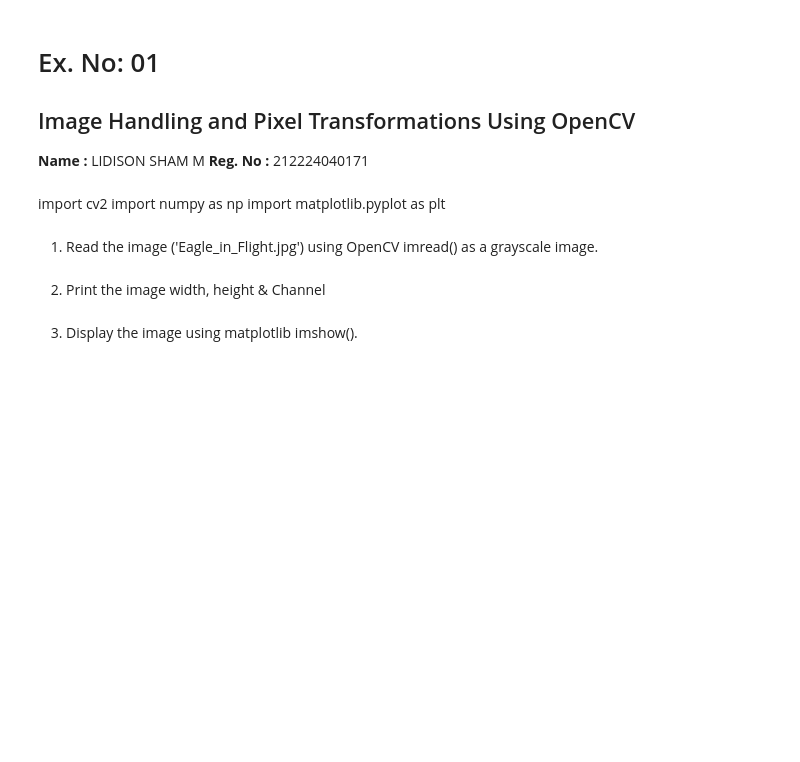
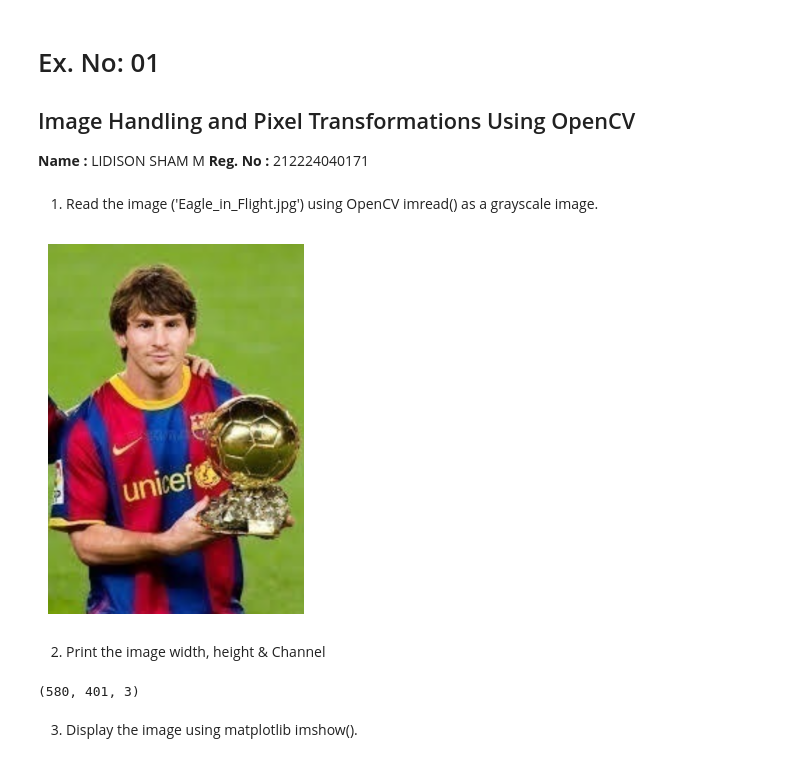
Before and after one commit to lidisonsham/EXP-1-Image-Handling-and-Pixel-Transformations-Using-OpenCV, a Jupyter notebook: Ex. 01 .ipynb, the cells around one changed output. Saved outputs shown, nothing was run; the diff lists cells and outputs as text; code cells hidden in the pictures; blank space fills up the shorter version.

```diff
--- a/Ex. 01 .ipynb
+++ b/Ex. 01 .ipynb
@@ -6,4 +5,0 @@
-# %% [markdown]
-import cv2
-import numpy as np
-import matplotlib.pyplot as plt
@@ -12,18 +12,22 @@ import matplotlib.pyplot as plt
 # %%
 import cv2
 import matplotlib.pyplot as plt
 
-img = cv2.imread('tha.jpg', cv2.IMREAD_COLOR)
+img = cv2.imread('tha.png', cv2.IMREAD_COLOR)
 
 img_rgb = cv2.cvtColor(img, cv2.COLOR_BGR2RGB)
 
 plt.imshow(img_rgb)
 plt.axis('off')
 plt.show()
+# %% [output]
+[figure, added]
 # %% [markdown]
 2. Print the image width, height & Channel
 # %%
 img.shape
+# %% [output]
+(580, 401, 3)
 # %% [markdown]
 3. Display the image using matplotlib imshow().
 # %%
```
Also changed, not shown: parts of 22 cells of this notebook.
